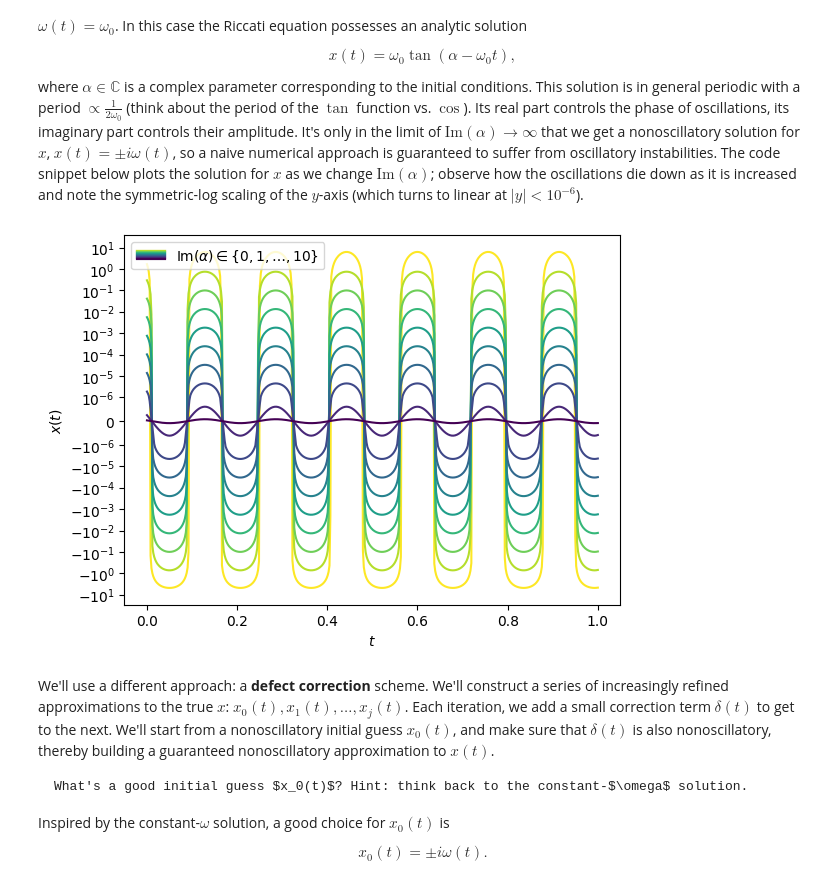
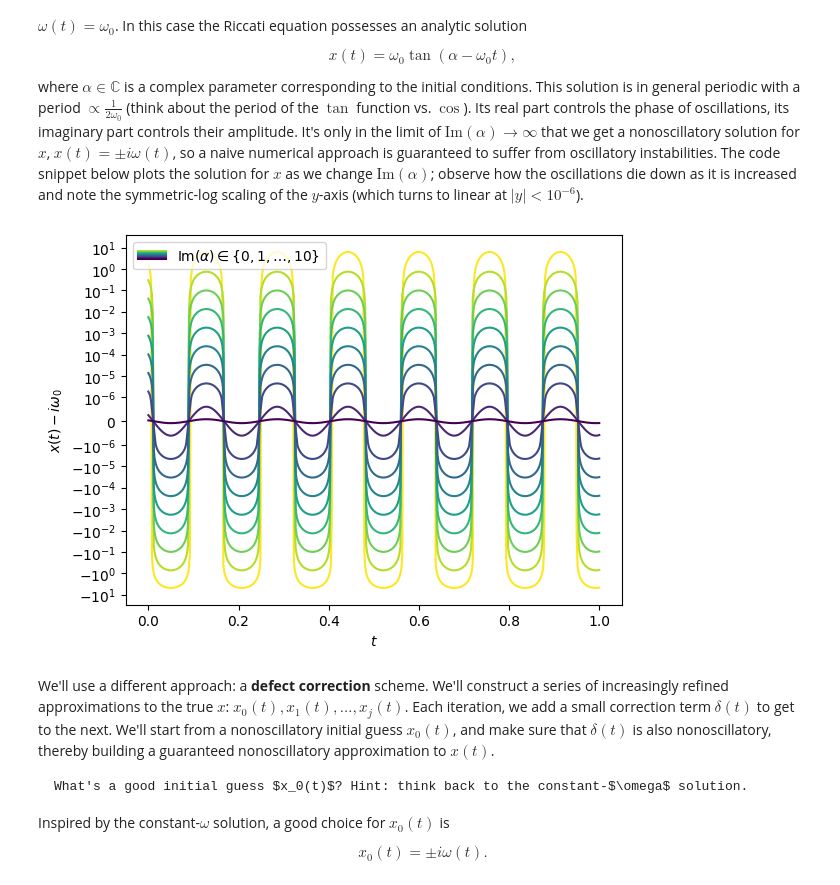
Before and after one commit to cu-comptools/fall2025, a Jupyter notebook: ODEs_3_asymptotic.ipynb, the cells around one changed output. Cells and saved outputs as stored; diff of their text form; code cells hidden in the pictures.

```diff
--- a/ODEs_3_asymptotic.ipynb
+++ b/ODEs_3_asymptotic.ipynb
@@ -175,26 +175,26 @@ class HandlerTupleVertical(HandlerTuple):
 # %%
 n = 9
 imalphs = np.linspace(1, n+1, n+1)
 alphs = 1.0 + imalphs*1j
 om0 = 20
 ts = np.linspace(0, 1, 500)
 
 colors = plt.cm.viridis(np.linspace(1, 0, n+1))
 
 fig, ax = plt.subplots(1, 1)
 ls = ()
 for i, a in enumerate(alphs):
     us = (om0*np.tan(a - om0*ts)) - 1j*om0
     l, = ax.plot(ts, us.imag, color = colors[i])
     ls += (l,)
 plt.yscale('symlog', linthresh = 1e-6)
 plt.xlabel("$t$")
-plt.ylabel("$x(t)$")
+plt.ylabel("$x(t) - i\omega_0$")
 leg = ax.legend([ls], ['$\mathrm{Im}(\\alpha) \in \{ 0, 1, \ldots, 10\}$'],
         handler_map = {tuple: HandlerTupleVertical()})
 plt.show()
 # %% [output]
-[figure, old version]
+[figure, new version]
 # %% [markdown]
 We'll use a different approach: a **defect correction** scheme. We'll construct a series of increasingly refined approximations to the true $x$: $x_0(t), x_1(t), \ldots, x_j(t)$. Each iteration, we add a small correction term $\delta(t)$ to get to the next. We'll start from a nonoscillatory initial guess $x_0(t)$, and make sure that $\delta(t)$ is also nonoscillatory, thereby building a guaranteed nonoscillatory approximation to $x(t)$.
 
```
Also changed, not shown: parts of 2 cells of this notebook.
